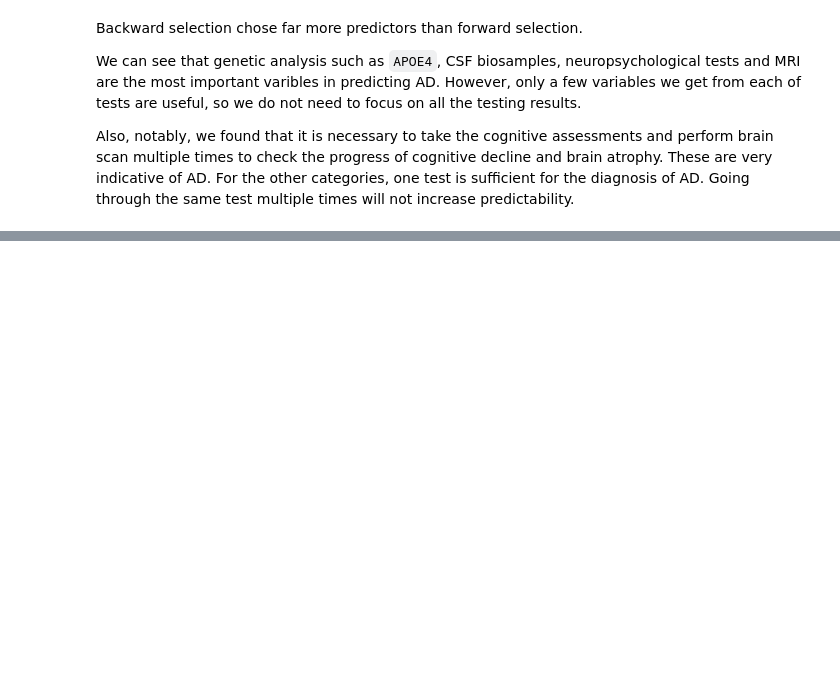
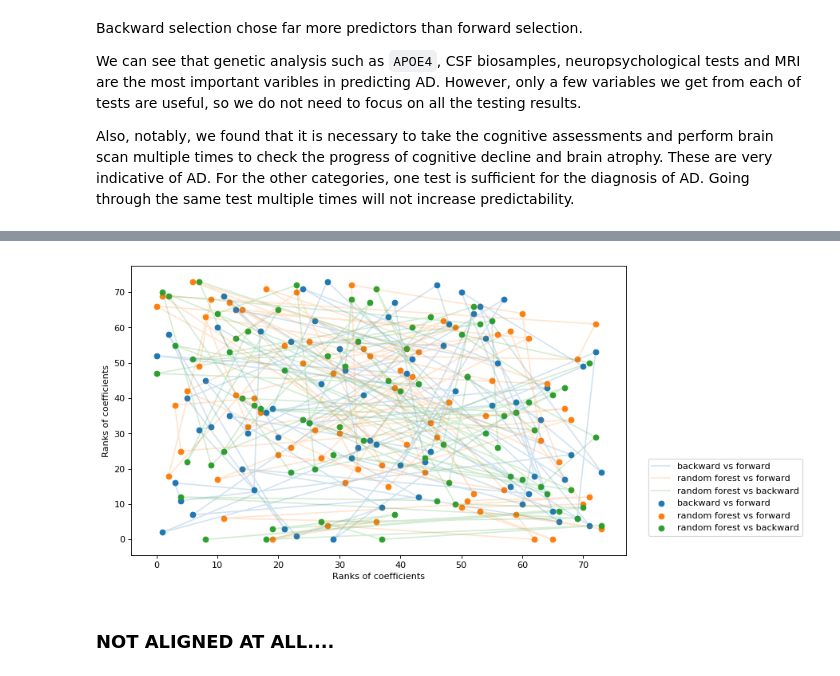
Before and after one commit to yiqixie94/AC209A_Alzheimers, a Jupyter notebook: notebooks/Variable Selections and Significance of Predictors.ipynb, the cells around one changed output, grey strips where cells are left out. Cells and saved outputs as stored; diff of their text form; code cells hidden in the pictures; blank space fills up the shorter version.

```diff
--- a/notebooks/Variable Selections and Significance of Predictors.ipynb
+++ b/notebooks/Variable Selections and Significance of Predictors.ipynb
@@ -56,7 +61,7 @@ Surprisingly, we only have 4 significant predictors using bootstrap method, `ADA
 # %% [markdown]
 ### Feature importance
 # %%
-rf_best = RandomForestClassifier(n_estimators=32, max_depth=6)
+rf_best = RandomForestClassifier(n_estimators=32, max_depth=10)
 rf_best.fit(X_train, y_train)
 imp_features = np.array(X_train.columns)[rf_best.feature_importances_!=0]
 print("The most important {} features:".format(len(imp_features)))
@@ -82,0 +88,4 @@ The most important 71 features:
+# %%
+imp = rf_best.feature_importances_
+ranks_rf = np.searchsorted(np.sort(imp), imp)
+ranks_rf
@@ -90,6 +107,7 @@ def step_forwards_backwards(direction='forward'):
     assert direction in ['forward', 'backward']
 
     predictors = set(X_train.columns)
+    predictors_ls = list(X_train.columns)
     selected_predictors = set() if direction=='forward' else set(predictors)
 
     n = X_train.shape[0]
@@ -98,7 +116,10 @@ def step_forwards_backwards(direction='forward'):
     best_accuracy = []
     best_models = []
 
+    rank = 0
+
     if direction == 'forward':
+        ranks = [len(predictors_ls)-1]*len(predictors_ls)
         X = X_train[list(selected_predictors)].values
         while (True):
 
@@ -110,13 +131,14 @@ def step_forwards_backwards(direction='forward'):
 
             for predictor in possible_predictors:
                 x_temp = np.concatenate([X, X_train[predictor].values.reshape(-1,1)], axis=1)
-                rf = RandomForestClassifier(n_estimators=32, max_depth=6)
+                rf = RandomForestClassifier(n_estimators=32, max_depth=10)
                 rf.fit(x_temp, y_train)
                 scores = rf.score(x_temp, y_train)
                 possible_scores.append(scores)
 
             best_predictor_ix = np.argmax(possible_scores)
             best_predictor = possible_predictors[best_predictor_ix]
+            ranks[predictors_ls.index(best_predictor)]=rank
 
             best_acc = np.max(possible_scores)
             best_accuracy.append(best_acc)
@@ -125,8 +147,10 @@ def step_forwards_backwards(direction='forward'):
             X = np.concatenate([X, X_train[best_predictor].values.reshape(-1,1)], axis=1)
             best_models.append(list(selected_predictors))
 
+            rank += 1
+
     else:
-
+        ranks = [0]*len(predictors_ls)
         while (True):
             possible_scores = []
             possible_predictors = list(selected_predictors)
@@ -139,13 +163,14 @@ def step_forwards_backwards(direction='forward'):
                                     X_train[list(selected_predictors - set([predictor]))].values],
                                    axis=1)
                 if(X.shape[1] != 0):
-                    rf = RandomForestClassifier(n_estimators=32, max_depth=6)
+                    rf = RandomForestClassifier(n_estimators=32, max_depth=10)
                     rf.fit(X, y_train)
                     scores = rf.score(X, y_train)
                     possible_scores.append(scores)
 
             best_predictor_ix = np.argmax(possible_scores)
             best_predictor = possible_predictors[best_predictor_ix]
+            ranks[predictors_ls.index(best_predictor)]=len(predictors_ls)-rank-1
 
             best_acc = possible_scores[best_predictor_ix]
             selected_predictors.discard(best_predictor)
@@ -153,7 +178,12 @@ def step_forwards_backwards(direction='forward'):
             best_accuracy.append(best_acc)
             best_models.append(list(selected_predictors))
 
+            rank += 1
+
     index_of_best_accuracy = np.argmax(best_accuracy)
 
-    return best_models[index_of_best_accuracy]
+    return (best_models[index_of_best_accuracy],ranks)
+# %%
+predictors_forward,ranks_f = step_forwards_backwards(direction='forward')
+predictors_backward,ranks_b = step_forwards_backwards(direction='backward')
 # %%
@@ -180,0 +245,20 @@ Also, notably, we found that it is necessary to take the cognitive assessments a
+# %%
+import matplotlib.pyplot as plt
+fig=plt.figure(figsize=(10, 6), dpi= 80, facecolor='w', edgecolor='k')
+#ax1 = fig.add_subplot(111)
+plt.scatter(ranks_f,ranks_b,label='backward vs forward')
+plt.scatter(ranks_f,ranks_rf,label='random forest vs forward')
+plt.scatter(ranks_b,ranks_rf,label='random forest vs backward')
+
+plt.plot(ranks_f,ranks_b,label='backward vs forward',alpha=0.2)
+plt.plot(ranks_f,ranks_rf,label='random forest vs forward',alpha=0.2)
+plt.plot(ranks_b,ranks_rf,label='random forest vs backward',alpha=0.2)
+
+plt.legend(loc='center', bbox_to_anchor=(1.2, 0.2), ncol=1)
+plt.xlabel('Ranks of coefficients')
+plt.ylabel('Ranks of coefficients')
+plt.show()
+# %% [output]
+[figure, added]
+# %% [markdown]
+### NOT ALIGNED AT ALL....
```
Also changed, not shown: parts of 10 cells of this notebook.
